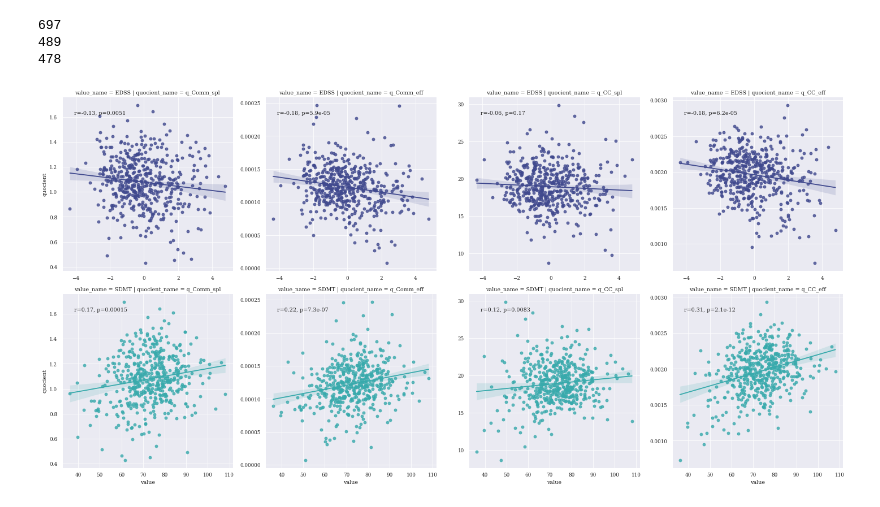
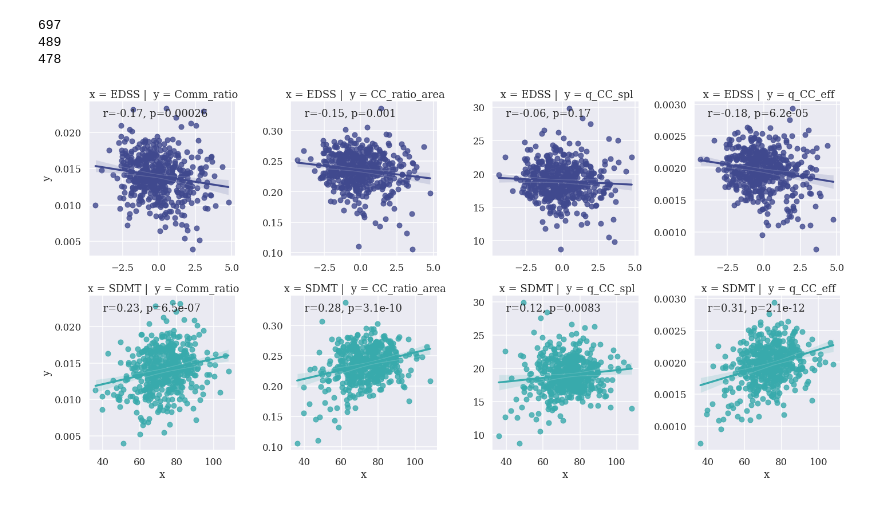
Before and after one commit to GerardMJuan/GraphNetworkMarkers, a Jupyter notebook: PAPER_FIGURES_TABLES/FigXX_quocient.ipynb, the cells around one changed output. Saved outputs shown, nothing was run; the diff lists cells and outputs as text; code cells hidden in the pictures.

```diff
--- a/PAPER_FIGURES_TABLES/FigXX_quocient.ipynb
+++ b/PAPER_FIGURES_TABLES/FigXX_quocient.ipynb
@@ -21,7 +21,7 @@ warnings.filterwarnings("ignore")
 
 from load_data import load_data
 # %%
-sns.set(style='darkgrid', context='paper', palette='Set1', font="serif")
+sns.set(style='darkgrid', context='talk', palette='Set1', font="serif")
 # %%
 # Hue colors order and names
 # auxiliar dict to put correct order in the figure
@@ -79,8 +100,8 @@ df_merged["q_CC_eff"] = df_merged["CC_ratio_area"] / df_merged["SC_eff_full"]
 print(len(df_merged))
 x1 = "q_Comm_spl"
 x2 = "q_Comm_eff"
-x3 = "q_CC_spl"
-x4 = "q_CC_eff"
+x3 = "SC_spl_full"
+x4 = "SC_eff_full"
 
 # Select only MS
 df_merged_nona = df_merged[df_merged["disease"] == "MS"]
@@ -110,6 +131,11 @@ def annotate(col1, col2, data, multihue=False, **kwargs):
         ax.text(x_pos, y_pos, f'{label} ' + 'r={:.2f}, p={:.2g}'.format(r, p),
                 transform=ax.transAxes)
 
+x1 = "Comm_ratio"
+x2 = "CC_ratio_area"
+x3 = "q_CC_spl"
+x4 = "q_CC_eff"
+
 to_correct_for = 'AGE + C(CENTER) + C(SEX)'
 
 results = smf.ols(f'{x1} ~ {to_correct_for}', data=df_merged_nona).fit()
@@ -127,81 +153,82 @@ df_merged_nona[f"EDSS"] = results.resid + results.params.Intercept
 results = smf.ols(f'SDMT ~ {to_correct_for}', data=df_merged_nona).fit()
 df_merged_nona[f"SDMT"] = results.resid + results.params.Intercept
 
+sns.set(style='darkgrid', context='talk', palette='Set1', font="serif")
 
 # First quocient
-df_x1_y1 = pd.DataFrame({"quocient": df_merged_nona[x1].values, "value": df_merged_nona["EDSS"].values})
-df_x1_y1["quocient_name"] = x1
-df_x1_y1["value_name"] = "EDSS"
+df_x1_y1 = pd.DataFrame({"y": df_merged_nona[x1].values, "x": df_merged_nona["EDSS"].values})
+df_x1_y1[" y"] = x1
+df_x1_y1[" x"] = "EDSS"
 
-df_x1_y2 = pd.DataFrame({"quocient": df_merged_nona[x1].values, "value": df_merged_nona["SDMT"].values})
-df_x1_y2["quocient_name"] = x1
-df_x1_y2["value_name"] = "SDMT"
+df_x1_y2 = pd.DataFrame({"y": df_merged_nona[x1].values, "x": df_merged_nona["SDMT"].values})
+df_x1_y2[" y"] = x1
+df_x1_y2[" x"] = "SDMT"
 
 # Second quocient
-df_x2_y1 = pd.DataFrame({"quocient": df_merged_nona[x2].values, "value": df_merged_nona["EDSS"].values})
-df_x2_y1["quocient_name"] = x2
-df_x2_y1["value_name"] = "EDSS"
+df_x2_y1 = pd.DataFrame({"y": df_merged_nona[x2].values, "x": df_merged_nona["EDSS"].values})
+df_x2_y1[" y"] = x2
+df_x2_y1[" x"] = "EDSS"
 
-df_x2_y2 = pd.DataFrame({"quocient": df_merged_nona[x2].values, "value": df_merged_nona["SDMT"].values})
-df_x2_y2["quocient_name"] = x2
-df_x2_y2["value_name"] = "SDMT"
+df_x2_y2 = pd.DataFrame({"y": df_merged_nona[x2].values, "x": df_merged_nona["SDMT"].values})
+df_x2_y2[" y"] = x2
+df_x2_y2[" x"] = "SDMT"
 
 # Third quocient
-df_x3_y1 = pd.DataFrame({"quocient": df_merged_nona[x3].values, "value": df_merged_nona["EDSS"].values})
-df_x3_y1["quocient_name"] = x3
-df_x3_y1["value_name"] = "EDSS"
+df_x3_y1 = pd.DataFrame({"y": df_merged_nona[x3].values, "x": df_merged_nona["EDSS"].values})
+df_x3_y1[" y"] = x3
+df_x3_y1[" x"] = "EDSS"
 
-df_x3_y2 = pd.DataFrame({"quocient": df_merged_nona[x3].values, "value": df_merged_nona["SDMT"].values})
-df_x3_y2["quocient_name"] = x3
-df_x3_y2["value_name"] = "SDMT"
+df_x3_y2 = pd.DataFrame({"y": df_merged_nona[x3].values, "x": df_merged_nona["SDMT"].values})
+df_x3_y2[" y"] = x3
+df_x3_y2[" x"] = "SDMT"
 
 # Fourth quocient
-df_x4_y1 = pd.DataFrame({"quocient": df_merged_nona[x4].values, "value": df_merged_nona["EDSS"].values})
-df_x4_y1["quocient_name"] = x4
-df_x4_y1["value_name"] = "EDSS"
+df_x4_y1 = pd.DataFrame({"y": df_merged_nona[x4].values, "x": df_merged_nona["EDSS"].values})
+df_x4_y1[" y"] = x4
+df_x4_y1[" x"] = "EDSS"
 
-df_x4_y2 = pd.DataFrame({"quocient": df_merged_nona[x4].values, "value": df_merged_nona["SDMT"].values})
-df_x4_y2["quocient_name"] = x4
-df_x4_y2["value_name"] = "SDMT"
+df_x4_y2 = pd.DataFrame({"y": df_merged_nona[x4].values, "x": df_merged_nona["SDMT"].values})
+df_x4_y2[" y"] = x4
+df_x4_y2[" x"] = "SDMT"
 
 # concatenate the four dataframes
 df_intra_inter = pd.concat([df_x1_y1, df_x1_y2, df_x2_y1, df_x2_y2, df_x3_y1, df_x3_y2, df_x4_y1, df_x4_y2])
 
-g = sns.lmplot(data=df_intra_inter, x="value", hue="value_name", y="quocient", row="value_name", col="quocient_name", facet_kws={"sharex":False, "sharey":False},
+g = sns.lmplot(data=df_intra_inter, x="x", hue=" x", y="y", row=" x", col=" y", facet_kws={"sharex":False, "sharey":False},
                legend=False, legend_out=False, scatter_kws={"alpha":0.8}, palette="mako")
-g.map_dataframe(annotate, "value", "quocient", multihue=False)
+g.map_dataframe(annotate, "x", "y", multihue=False)
 
 ## Create the correct titles
 """
 fig = g.fig
 fig.suptitle("Intra - Inter hemispheric connectivity")
 a1 = fig.axes[0]
 a1.set_title("Comm. ratio - SPL")
 a1.set_xlabel("Commissural ratio")
 a1.set_ylabel("Average SPL")
 
 a2 = fig.axes[1]
 a2.set_title("Comm. ratio - Efficiency")
 a2.set_xlabel("Commissural ratio")
 a2.set_ylabel("Efficiency")
 
 a3 = fig.axes[2]
 a3.set_title("CC Area ratio - SPL")
 a3.set_xlabel("CC Area ratio")
 a3.set_ylabel("Average SPL")
 
 a4 = fig.axes[3]
 a4.set_title("CC Area# build 4 dataframes manually, with columns intra/inter which means the variable intra/inter for that
  ratio - Efficiency")
 a4.set_xlabel("CC Area ratio")
 a4.set_ylabel("Efficiency")
 """
 # plt.legend(bbox_to_anchor=(1.05, 1.1), loc='upper left', borderaxespad=0)
 plt.tight_layout()
 
-plt.savefig("/home/extop/GERARD/PAPERS/PAPER_COBRA/FIGURES/Quocient_vs_EDSSSDMT.pdf", dpi=300)
+# plt.savefig("/home/extop/GERARD/PAPERS/PAPER_COBRA/FIGURES/Quocient_vs_EDSSSDMT.pdf", dpi=300)
 # %% [output]
-[figure, old version]
+[figure, new version]
 # %%
 ## Do it per center?
 q_list = [x1, x2, x3, x4]
```
Also changed, not shown: parts of 6 cells of this notebook, 5 other files.
